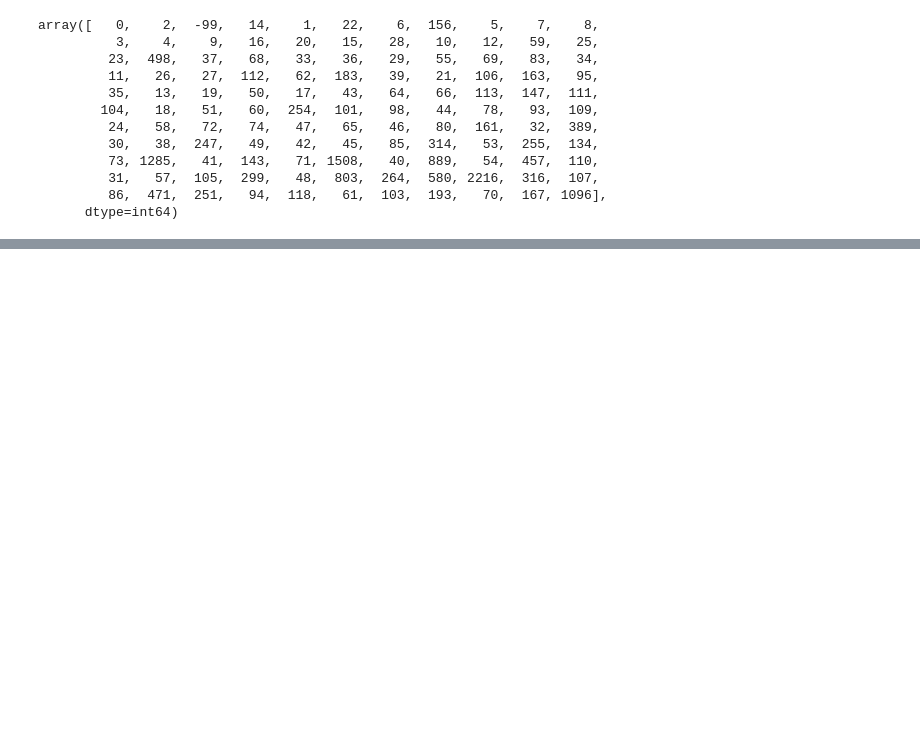
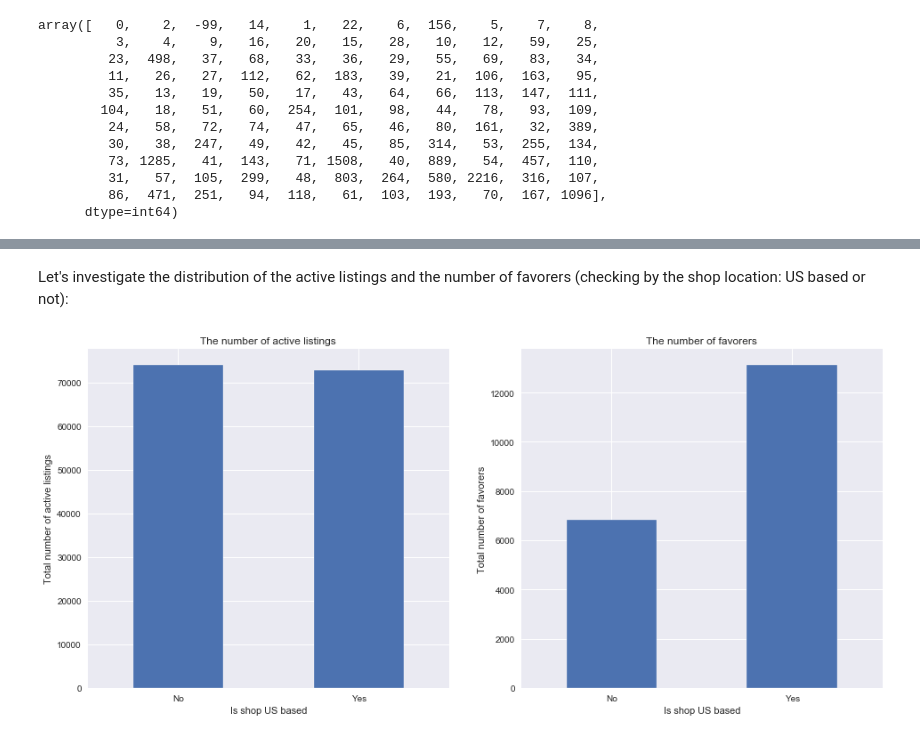
Before and after one commit to kristinakun/project-visualizing-real-world-data, a Jupyter notebook: code/main.ipynb, the cells around one changed output, grey strips where cells are left out. Cells and saved outputs as stored; diff of their text form; code cells hidden in the pictures; blank space fills up the shorter version.

```diff
--- a/code/main.ipynb
+++ b/code/main.ipynb
@@ -49,0 +243,31 @@ array(['19-Nov', '19-Dec', '15-Apr'], dtype=object)
+# %% [markdown]
+Let's investigate the distribution of the active listings and the number of favorers (checking by the shop location: US based or not):
+# %%
+fig, [ax1, ax2] = plt.subplots(1,2, figsize=(16,7)) #creating a figure with two charts
+plt.style.use('seaborn')
+
+plt.sca(ax1)
+
+listings = data.groupby('is_shop_us_based')['listing_active_count'].sum()
+listings.plot(kind='bar', rot=0)
+plt.xlabel('Is shop US based')
+plt.ylabel('Total number of active listings')
+plt.title('The number of active listings')
+
+ticks = ['No', 'Yes']
+ax1.set_xticklabels(ticks)
+
+plt.sca(ax2)
+
+favorers = data.groupby('is_shop_us_based')['num_favorers'].sum()
+favorers.plot(kind='bar', rot=0)
+plt.xlabel('Is shop US based')
+plt.ylabel('Total number of favorers')
+plt.title('The number of favorers')
+
+ticks = ['No', 'Yes']
+ax2.set_xticklabels(ticks)
+
+plt.show()
+# %% [output]
+[figure, added]
```
Also changed, not shown: parts of 60 cells of this notebook, 1 other file.
